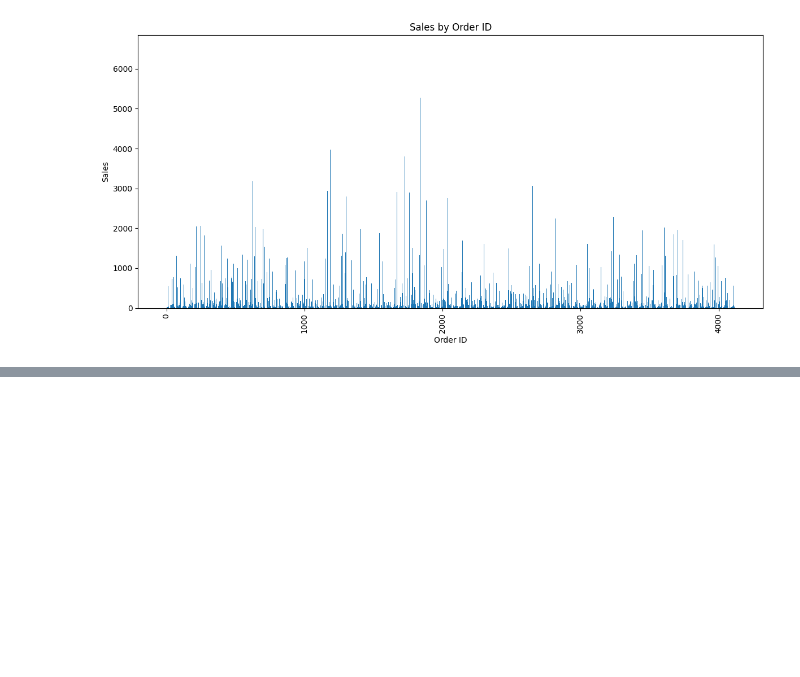
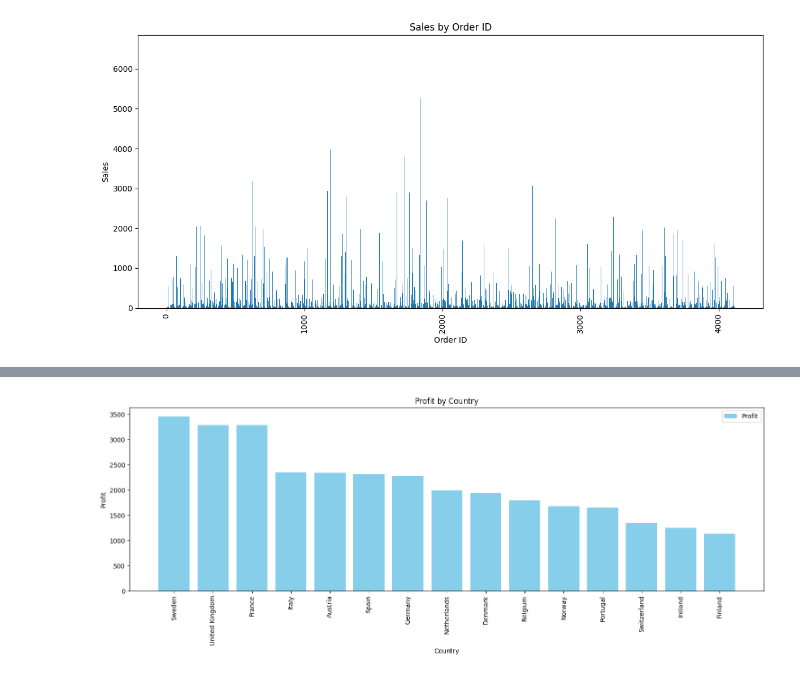
Before and after one commit to programmingconsole/Python_Data_Analytics, a Jupyter notebook: panda_matplotlibex.ipynb, the cells around one changed output, grey strips where cells are left out. Saved outputs shown, nothing was run; the diff lists cells and outputs as text; code cells hidden in the pictures; blank space fills up the shorter version.

```diff
--- a/panda_matplotlibex.ipynb
+++ b/panda_matplotlibex.ipynb
@@ -212,0 +233,21 @@ plt.xticks(rotation=90)
+# %%
+
+import numpy as np
+catagory=dt['Country'].tolist()
+
+profit=dt['Profit'].tolist()
+profit.sort(reverse=True)
+min_profit=min(profit)
+
+plt.figure(figsize=(15, 6))
+plt.bar(catagory,profit,color='skyblue', label='Profit')
+plt.plot(min_profit)
+plt.xticks(rotation=90)
+plt.xlabel('Country')
+plt.ylabel('Profit')
+plt.title('Profit by Country')
+plt.legend()
+plt.tight_layout()
+plt.show()
+# %% [output]
+[figure, added]
```
Also changed, not shown: parts of 10 cells of this notebook.
